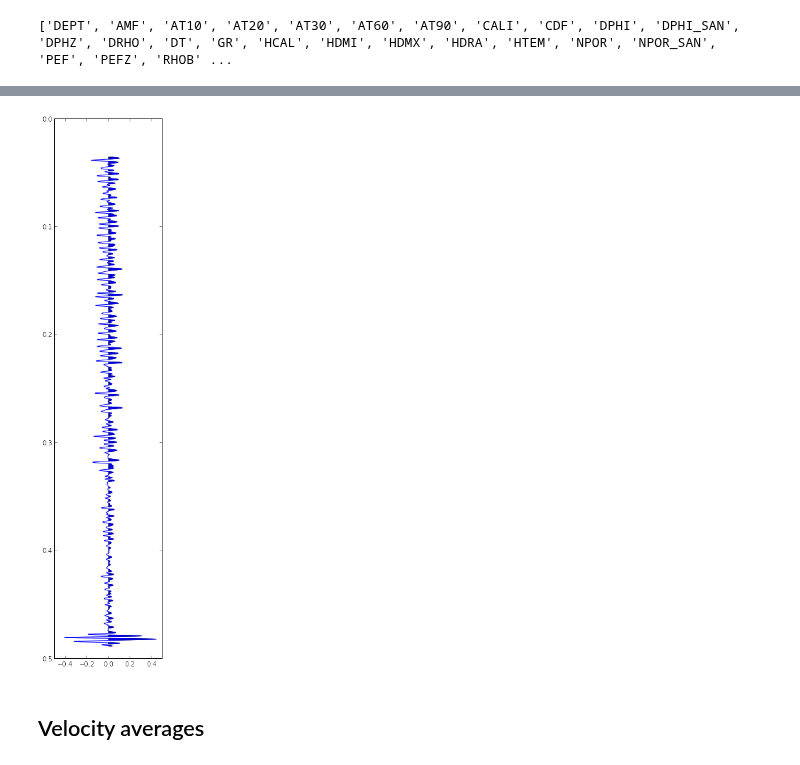
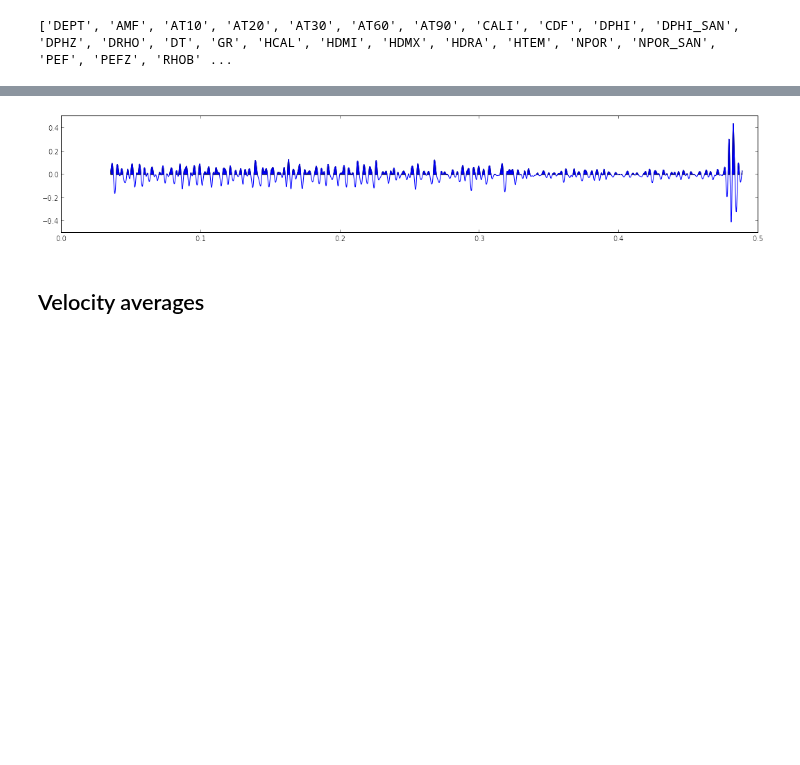
Before and after one commit to kwinkunks/notebooks, a Jupyter notebook: Backus.ipynb, the cells around one changed output, grey strips where cells are left out. Drawn from its saved outputs; the diff is of its cells as text; code cells hidden in the pictures; blank space fills up the shorter version.

```diff
--- a/Backus.ipynb
+++ b/Backus.ipynb
@@ -94,14 +81,13 @@ from scipy.signal import convolve
 # %%
 synth = convolve(rc, w)
 synth = synth[len(w)/2:-len(w)/2]
 
-plt.figure(figsize=[3,15])
-plt.plot(synth, ttz[:-2])
-plt.fill_betweenx(ttz[:-2], synth,  0,  synth > 0.0)
-plt.gca().invert_yaxis()
+plt.figure(figsize=[18,3])
+plt.plot(ttz[:-2], synth)
+plt.fill_between(ttz[:-2], synth,  0,  synth > 0.0)
 plt.show()
 # %% [output]
-[figure, old version]
+[figure, new version]
 # %% [markdown]
 ## Velocity averages
 # %% [markdown]
```
Also changed, not shown: parts of 24 cells of this notebook, 1 other file.
